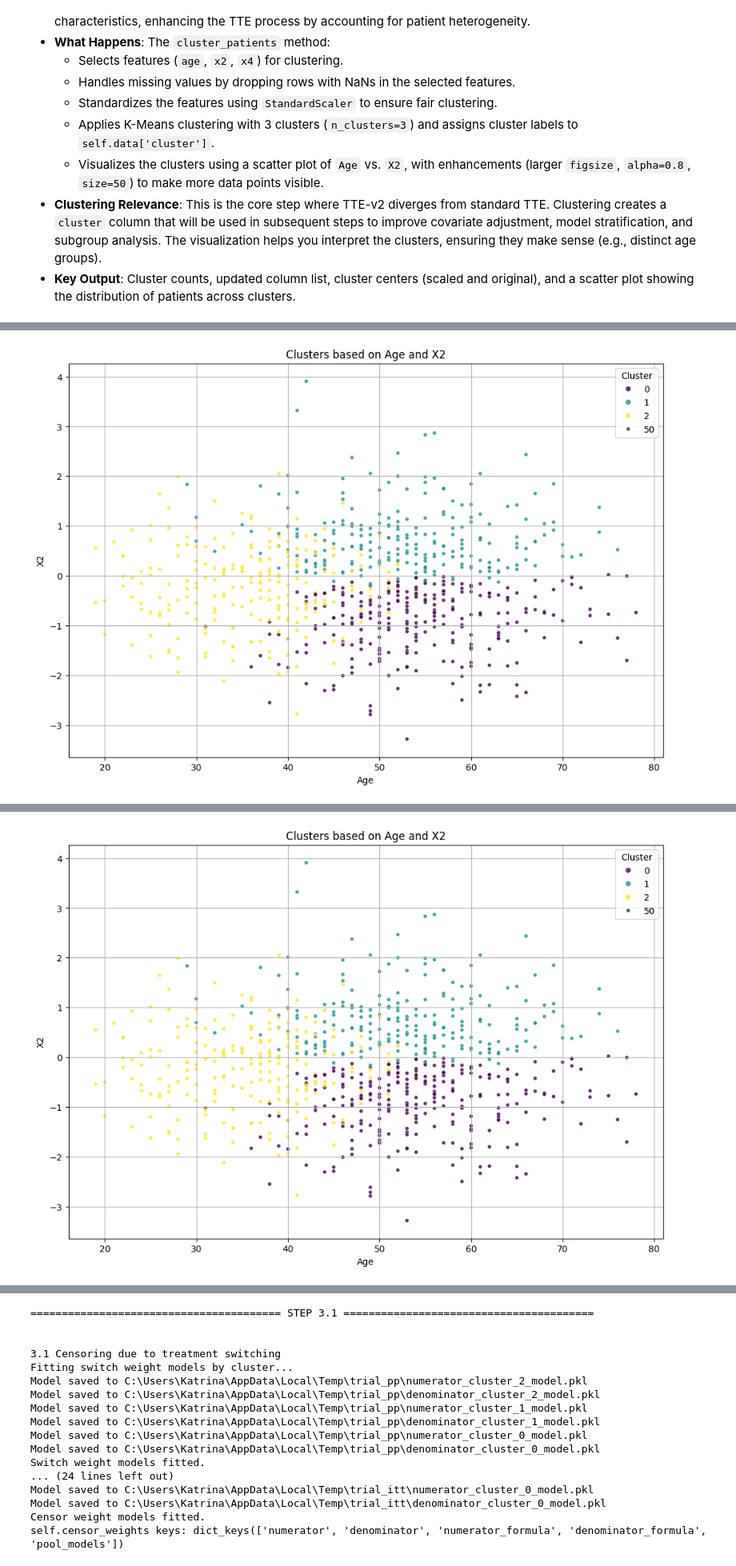
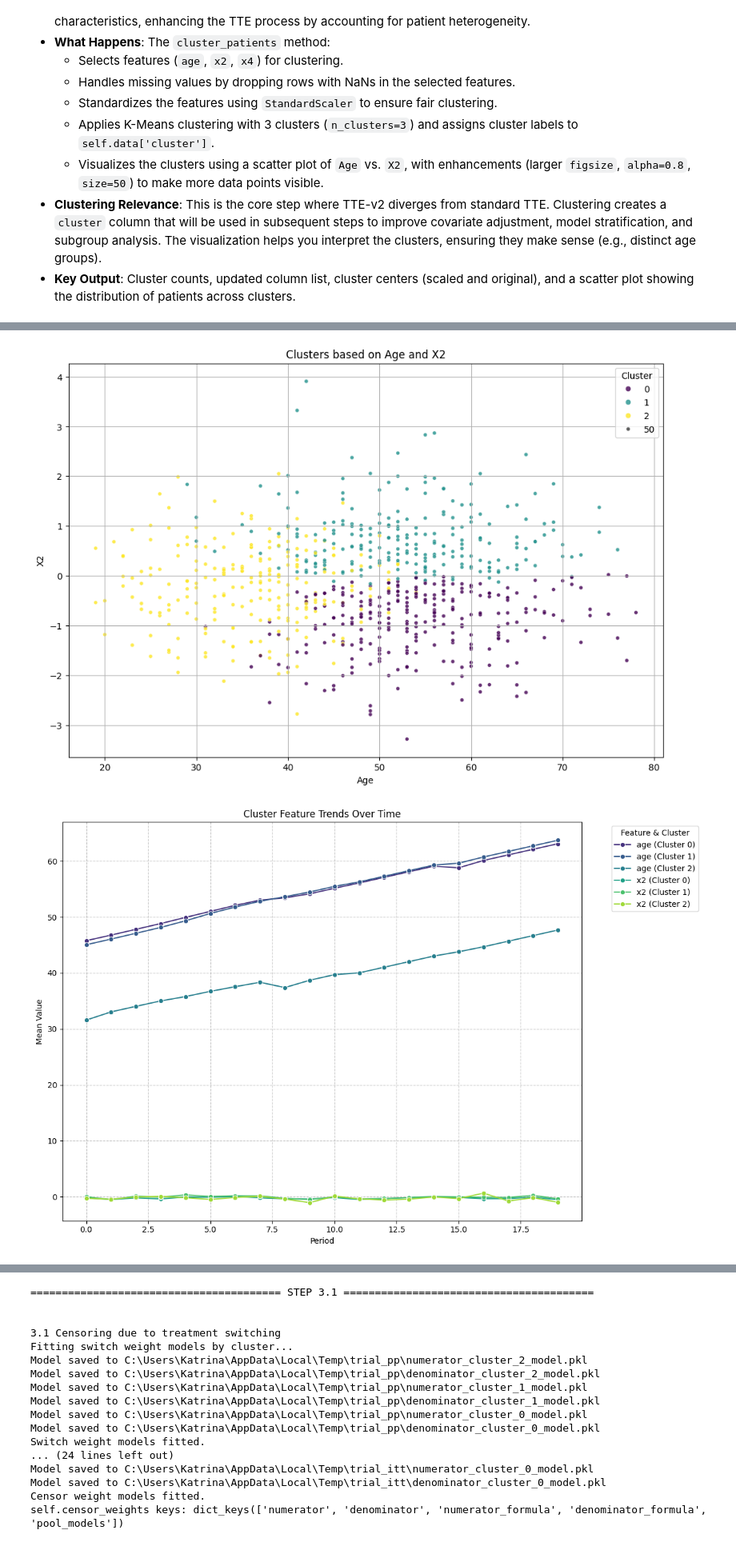
Before and after one commit to elyzuh/Assignment1_Clustering_TTE, a Jupyter notebook: TTE-v2.ipynb, the cells around one changed output, grey strips where cells are left out. Shown: that part at 80% size. Cells and saved outputs as stored; diff of their text form; code cells hidden in the pictures.

```diff
--- a/TTE-v2.ipynb
+++ b/TTE-v2.ipynb
@@ -746,6 +835,8 @@ Loaded data preview:
 # %%
 print('\n======================================== STEP 2.5: Clustering ======================================\n')
 trial_pp.cluster_patients(features=['age', 'x2', 'x4'], n_clusters=3)
+trial_pp.plot_cluster_trends(features=['age', 'x2'])  # Added line graph plotting
 trial_itt.cluster_patients(features=['age', 'x2', 'x4'], n_clusters=3)
+trial_itt.plot_cluster_trends(features=['age', 'x2'])  # Added line graph plotting
 # %% [output]
 ======================================== STEP 2.5: Clustering ======================================
@@ -752,17 +859,19 @@ trial_itt.cluster_patients(features=['age', 'x2', 'x4'], n_clusters=3)
 [WinError 2] The system cannot find the file specified
 Returning the number of logical cores instead. You can silence this warning by setting LOKY_MAX_CPU_COUNT to the number of cores you want to use.
   warnings.warn(
   File "C:\Users\Katrina\AppData\Roaming\Python\Python313\site-packages\joblib\externals\loky\backend\context.py", line 257, in _count_physical_cores
     cpu_info = subprocess.run(
         "wmic CPU Get NumberOfCores /Format:csv".split(),
         capture_output=True,
         text=True,
     )
   File "c:\Program Files\Python313\Lib\subprocess.py", line 554, in run
     with Popen(*popenargs, **kwargs) as process:
          ~~~~~^^^^^^^^^^^^^^^^^^^^^^
 ... (16 lines left out)
                              cwd,
                              ^^^^
                              startupinfo)
                              ^^^^^^^^^^^^
+[figure]
+[figure, new version]
@@ -784,4 +892,3 @@ Cluster centers (original scale):
  [35.8826087  -0.22484419  0.56606337]]
 
 Visualizing clusters (Age vs X2)...
-[figure]
@@ -806,4 +912,3 @@ Visualizing clusters (Age vs X2)...
-[figure, old version]
 # %% [markdown]
 ## <font color='chartreuse'>**Step 3: Weight Models and Censoring**</font>
 
```
Also changed, not shown: parts of 4 cells of this notebook.
